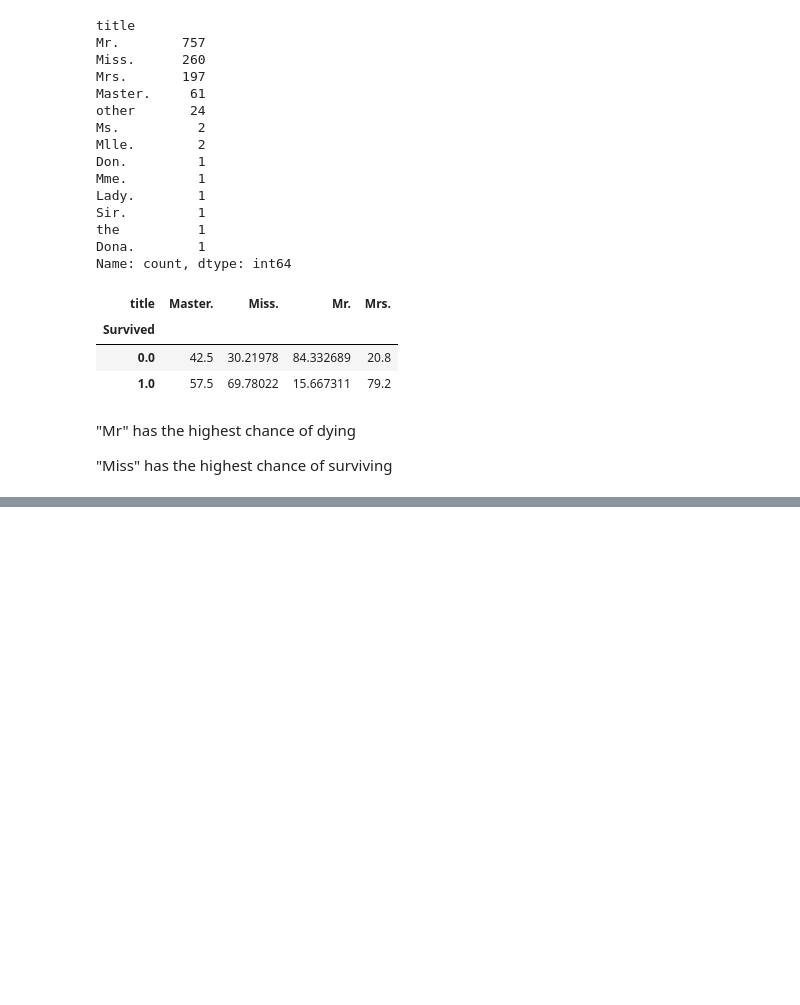
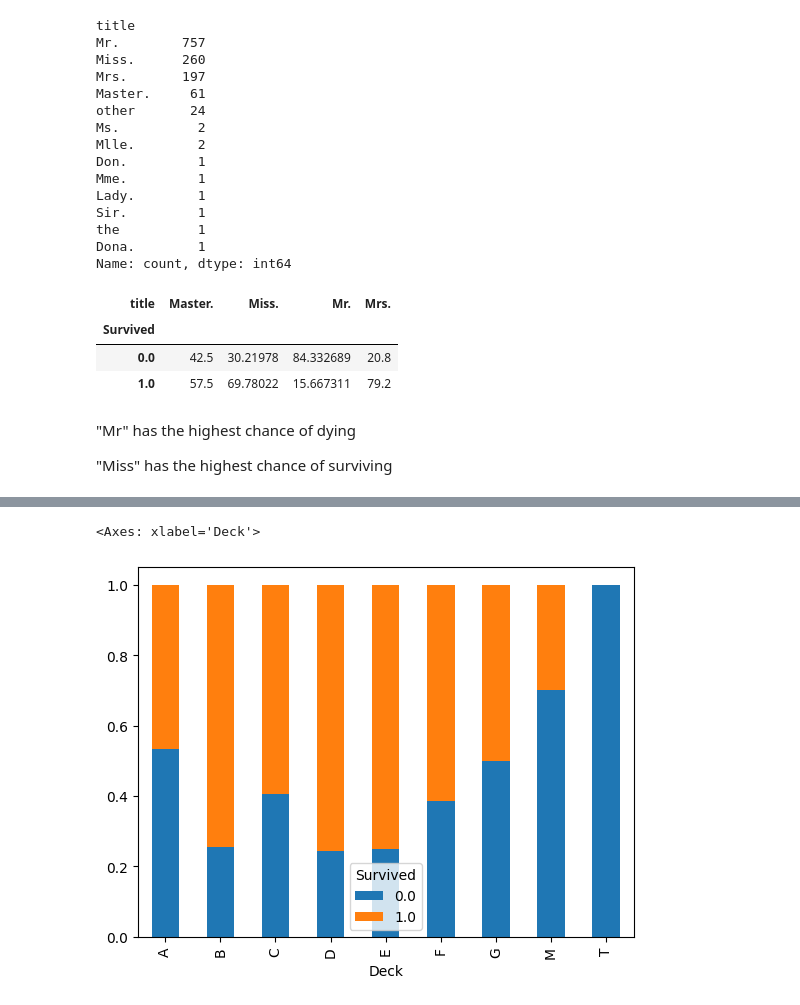
Before and after one commit to NityaVerma19/EDA-on-titanic-dataset, a Jupyter notebook: eda-extracting-insights.ipynb, the cells around one changed output, grey strips where cells are left out. Cells and saved outputs as stored; diff of their text form; code cells hidden in the pictures; blank space fills up the shorter version.

Commit message:
Cabin- extracting info

```diff
--- a/eda-extracting-insights.ipynb
+++ b/eda-extracting-insights.ipynb
@@ -679,0 +709,4 @@ pd.crosstab(temp_df['Survived'],temp_df['title'],normalize='columns')*100
+# %%
+#Replacing the missing values with M
+
+df['Cabin'] = df['Cabin'].fillna("M")
@@ -679,0 +729,4 @@ pd.crosstab(temp_df['Survived'],temp_df['title'],normalize='columns')*100
+# %%
+#creating a new variable to extract deck info
+
+df['Deck'] = df['Cabin'].str[0]
@@ -679,0 +761,5 @@ pd.crosstab(temp_df['Survived'],temp_df['title'],normalize='columns')*100
+# %%
+pd.crosstab(df['Deck'],df['Survived'],normalize='index').plot(kind='bar',stacked=True)
+# %% [output]
+<Axes: xlabel='Deck'>
+[figure, added]
```
Also changed, not shown: parts of 5 cells of this notebook.
